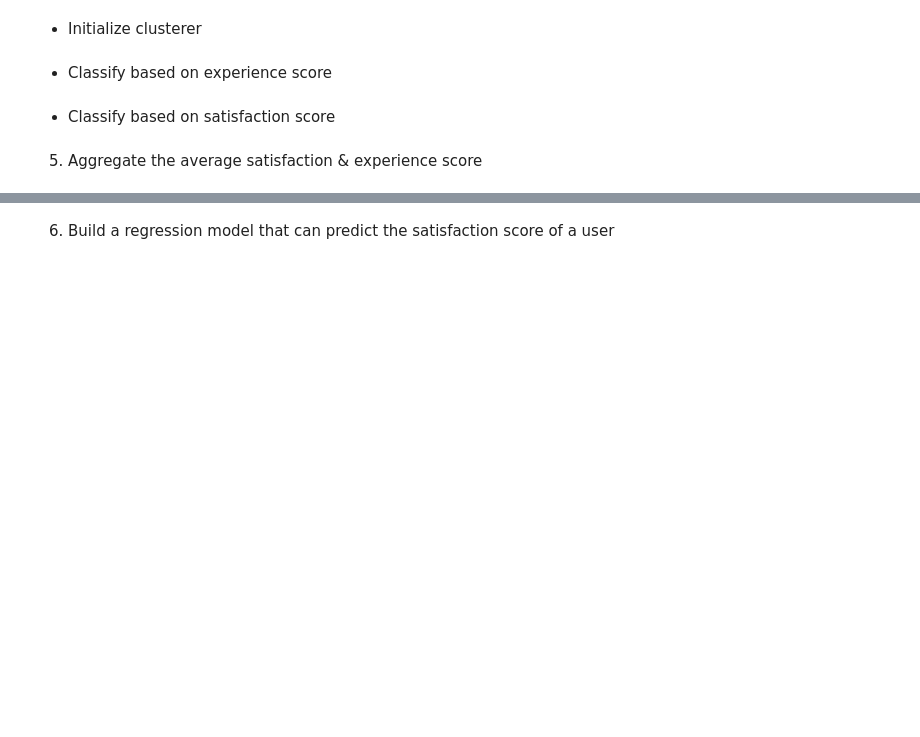
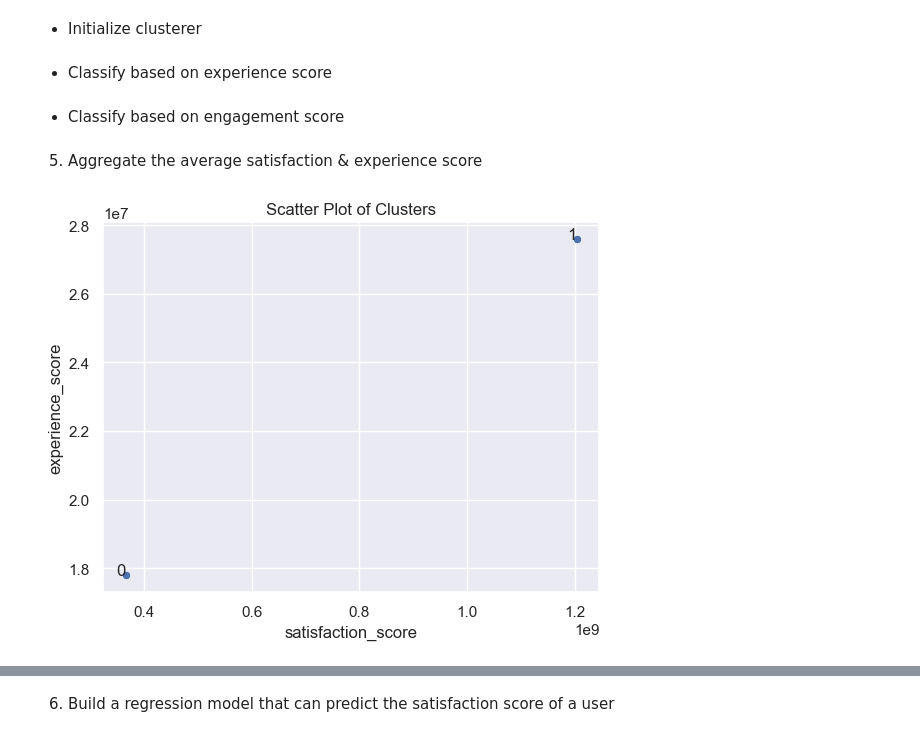
Before and after one commit to WildCayote/TellCo-Profitability-Opportunity-Analysis, a Jupyter notebook: notebooks/user_satisfaction_analysis.ipynb, the cells around one changed output, grey strips where cells are left out. Cells and saved outputs as stored; diff of their text form; code cells hidden in the pictures; blank space fills up the shorter version.

Commit message:
Feat: Finished aggregating and plotting cluster averages

```diff
--- a/notebooks/user_satisfaction_analysis.ipynb
+++ b/notebooks/user_satisfaction_analysis.ipynb
@@ -36,6 +36,8 @@ from sklearn.preprocessing import Normalizer
 from scripts.database_client import DB_Client
 from scripts.data_cleaner import DataCleaner
 from scripts.user_satisfaction import UserStatisfactionCalculator
+# %%
+sns.set_theme()
 # %% [markdown]
 ### Initialize DB_Client
 # %%
@@ -201,8 +203,29 @@ clusterer = KMeans(n_clusters=2, random_state=7, init='k-means++', n_init=50)
 # %%
 experience_clusters = clusterer.fit(user_data.drop(columns=['engagement_score', 'satisfaction_score']))
 # %% [markdown]
-- Classify based on satisfaction score
+- Classify based on engagement score
 # %%
-satisfaction_clusters = clusterer.fit(user_data.drop(columns=['engagement_score', 'experience_score']))
+engagement_clusters = clusterer.fit(user_data.drop(columns=['satisfaction_score', 'experience_score']))
 # %% [markdown]
 5) Aggregate the average satisfaction & experience score
+# %%
+# first add the labels for the cluster each user belongs to
+user_data['engagement_cluster'] = engagement_clusters.labels_
+user_data['experience_cluster'] = experience_clusters.labels_
+# %%
+# aggregate the user data based on engagement cluster
+engagement_avg_aggregate = user_data.groupby(by='engagement_cluster').agg({
+    "satisfaction_score": "mean",
+    "experience_score": "mean"
+})
+# %%
+# plot the average of the clusters
+sns.scatterplot(x=engagement_avg_aggregate['satisfaction_score'], y=engagement_avg_aggregate['experience_score'])
+
+plt.title(f'Scatter Plot of Clusters')
+
+# add lable to the points
+for i in range(len(engagement_avg_aggregate)):
+    plt.text(engagement_avg_aggregate['satisfaction_score'][i], engagement_avg_aggregate['experience_score'][i], engagement_avg_aggregate.index[i], fontsize=12, ha='right')
+# %% [output]
+[figure, added]
```
Also changed, not shown: parts of 4 cells of this notebook.
